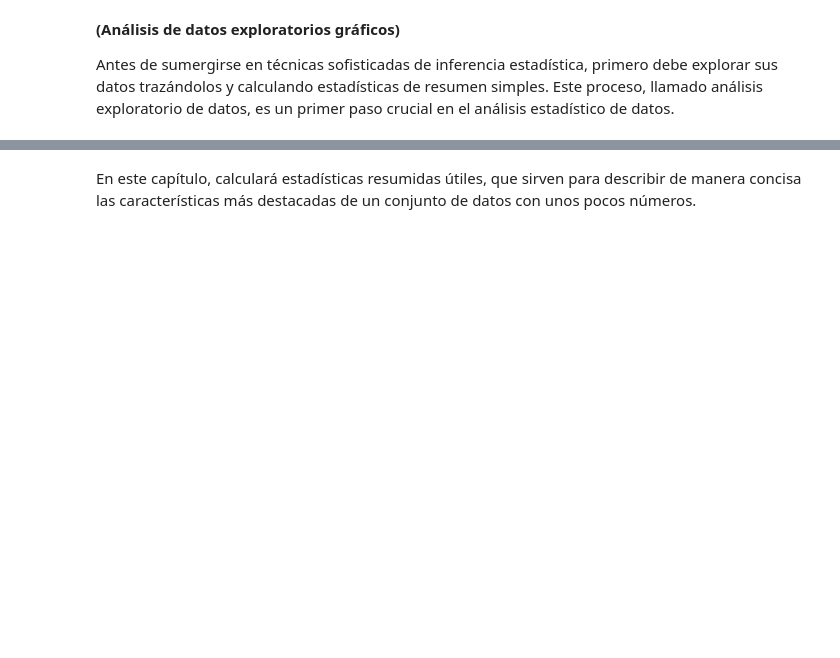
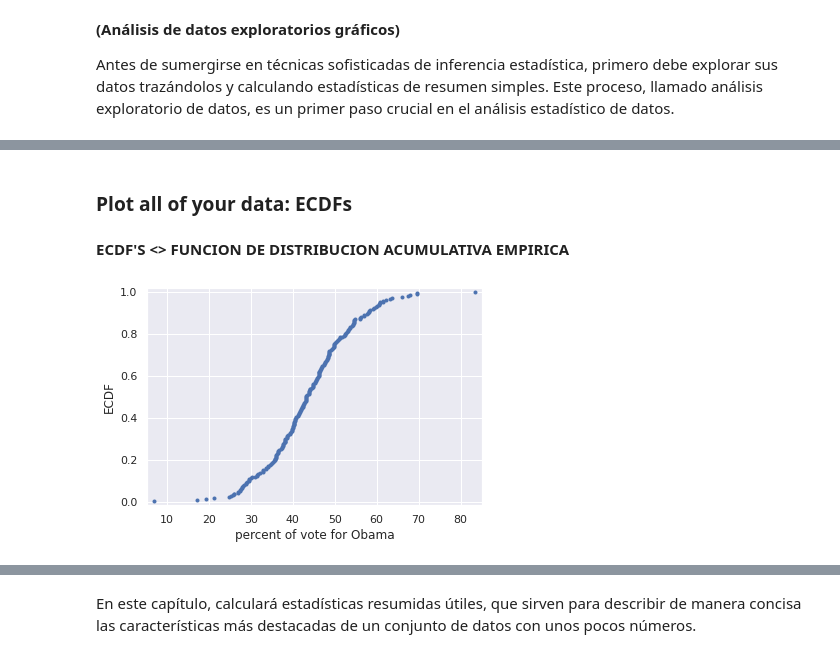
Before and after one commit to MayumyCH/data-scientist-with-python-datacamp, a Jupyter notebook: 1. Courses/21. Statistical Thinking in Python (Part 1)/Statistical Thinking in Python (Part 1).ipynb, the cells around one changed output, grey strips where cells are left out. Drawn from its saved outputs; the diff is of its cells as text; code cells hidden in the pictures; blank space fills up the shorter version.

```diff
--- a/1. Courses/21. Statistical Thinking in Python (Part 1)/Statistical Thinking in Python (Part 1).ipynb
+++ b/1. Courses/21. Statistical Thinking in Python (Part 1)/Statistical Thinking in Python (Part 1).ipynb
@@ -17,0 +111,14 @@ Antes de sumergirse en técnicas sofisticadas de inferencia estadística, primer
+# %% [markdown]
+### Plot all of your data: ECDFs
+# %% [markdown]
+**ECDF'S <> FUNCION DE DISTRIBUCION ACUMULATIVA EMPIRICA**
+# %%
+x = np.sort(df_swing['dem_share'])
+y = np.arange(1, len(x)+1) / len(x)
+_= plt.plot(x, y, marker='.', linestyle='none')
+_= plt.xlabel('percent of vote for Obama')
+_= plt.ylabel('ECDF')
+plt.margins(0.02) # Keeps data off plot edges
+plt.show()
+# %% [output]
+[figure, added]
```
Also changed, not shown: parts of 68 cells of this notebook, 23 other files.
